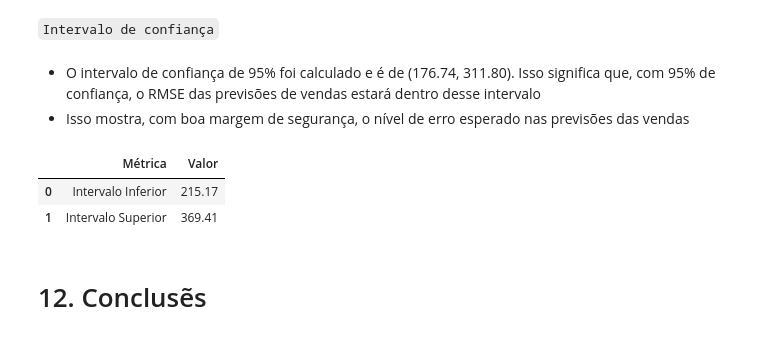
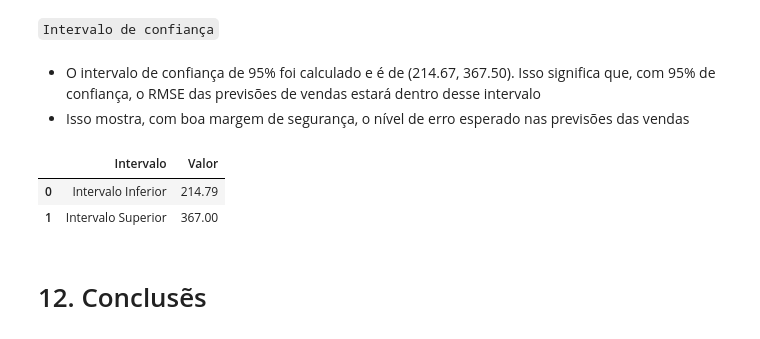
Before and after one commit to deborabmfreitas/coffee-shop-sales-prediction, a Jupyter notebook: coffee-shop-sales-prediction.ipynb, the cells around one changed output. Cells and saved outputs as stored; diff of their text form; code cells hidden in the pictures.

```diff
--- a/coffee-shop-sales-prediction.ipynb
+++ b/coffee-shop-sales-prediction.ipynb
@@ -994,30 +988,30 @@ df_metrics
 # %% [markdown]
 `Intervalo de confiança`
 # %% [markdown]
-* O intervalo de confiança de 95% foi calculado e é de (176.74, 311.80). Isso significa que, com 95% de confiança, o RMSE das previsões de vendas estará dentro desse intervalo
+* O intervalo de confiança de 95% foi calculado e é de (214.67, 367.50). Isso significa que, com 95% de confiança, o RMSE das previsões de vendas estará dentro desse intervalo
 * Isso mostra, com boa margem de segurança, o nível de erro esperado nas previsões das vendas
 # %%
 # Definindo os parâmetros
 confidence = 0.95
 
 # rmse = np.sqrt(mean_squared_error(y_test_pred, y_test))
 squared_error = (y_test_pred - y_test)**2
 
 # Calculando o intervalo de confiança
 conf_interval = stats.t.interval(confidence, len(squared_error)-1,
                                  loc=squared_error.mean(),
                                  scale=stats.sem(squared_error))
 
 df_interval = pd.DataFrame({
-    'Métrica': ['Intervalo Inferior', 'Intervalo Superior'],
+    'Intervalo': ['Intervalo Inferior', 'Intervalo Superior'],
     'Valor': np.sqrt(conf_interval)
 })
 
 df_interval
 # %% [output]
-|  | Métrica | Valor |
-| 0 | Intervalo Inferior | 215.17 |
-| 1 | Intervalo Superior | 369.41 |
+|  | Intervalo | Valor |
+| 0 | Intervalo Inferior | 214.79 |
+| 1 | Intervalo Superior | 367.00 |
 # %% [markdown]
 # 12. Conclusẽs
 # %% [markdown]
```
Also changed, not shown: parts of 12 cells of this notebook.
